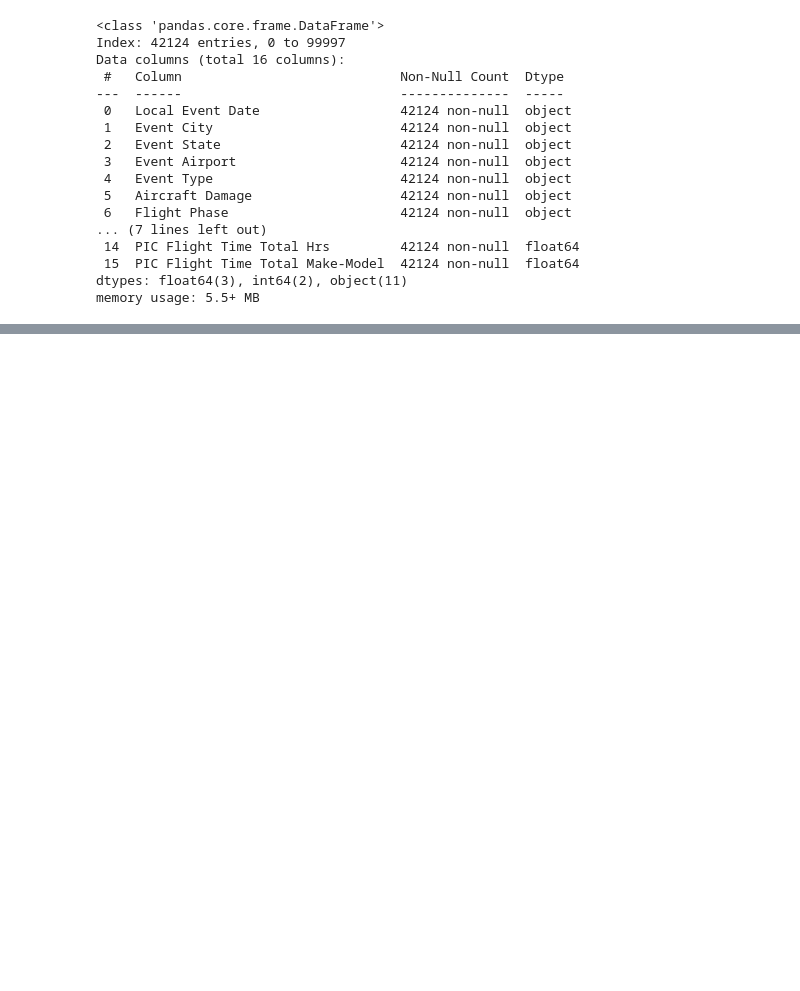
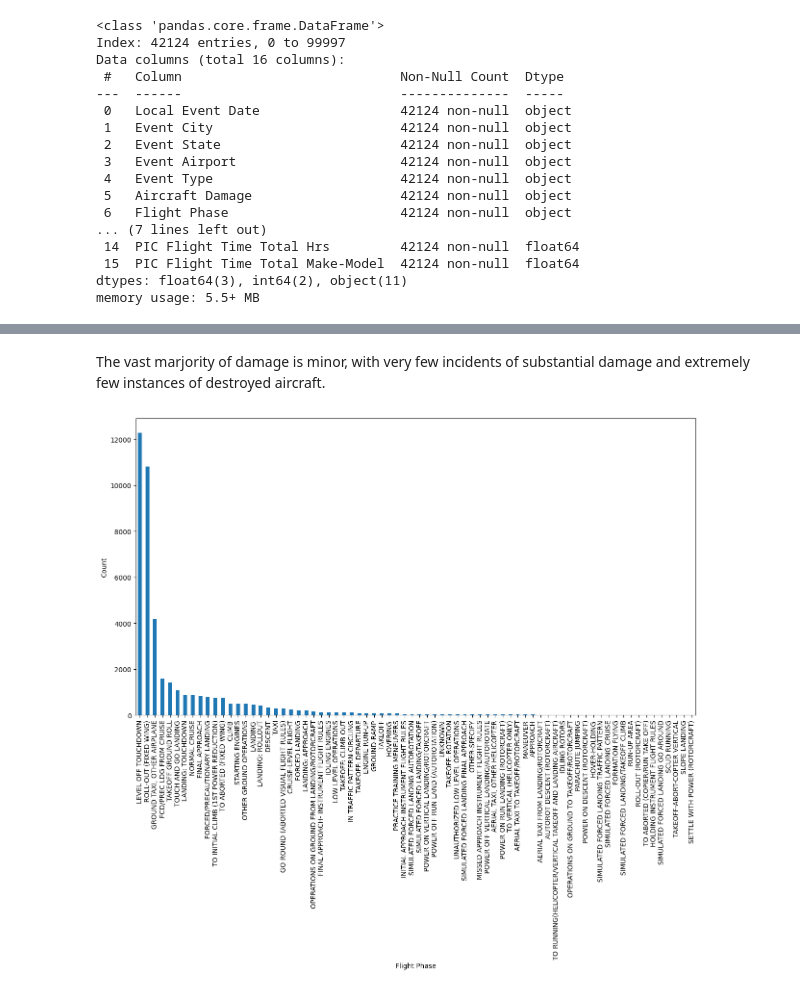
Before and after one commit to helloklow/aviation_accidents, a Jupyter notebook: notebooks/eda.ipynb, the cells around one changed output, grey strips where cells are left out. Drawn from its saved outputs; the diff is of its cells as text; code cells hidden in the pictures; blank space fills up the shorter version.

```diff
--- a/notebooks/eda.ipynb
+++ b/notebooks/eda.ipynb
@@ -127,0 +179,25 @@ df.to_parquet('../data/clean_df.parquet')
+# %% [markdown]
+The vast marjority of damage is minor, with very few incidents of substantial damage and extremely few instances of destroyed aircraft.
+# %%
+# Bar Plot: Flight Phase
+
+# Get count
+count=df['Flight Phase'].value_counts(ascending=False)
+
+# Set the size of the plot
+plt.figure(figsize=(15, 8))
+
+# Plot the bar plot
+count.plot(kind='bar')
+
+# Set title and labels
+plt.xlabel('Flight Phase')
+plt.ylabel('Count')
+
+# Rotate x-axis labels for better readability and increase font size
+plt.xticks(rotation=90, fontsize=10)
+
+# Show plot
+plt.show()
+# %% [output]
+[figure, added]
```
Also changed, not shown: parts of 19 cells of this notebook, 1 other file.
